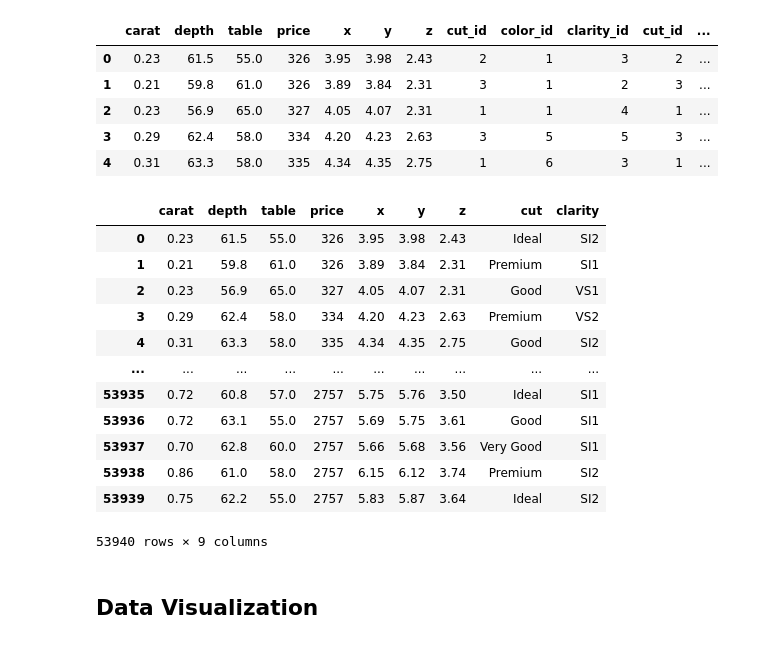
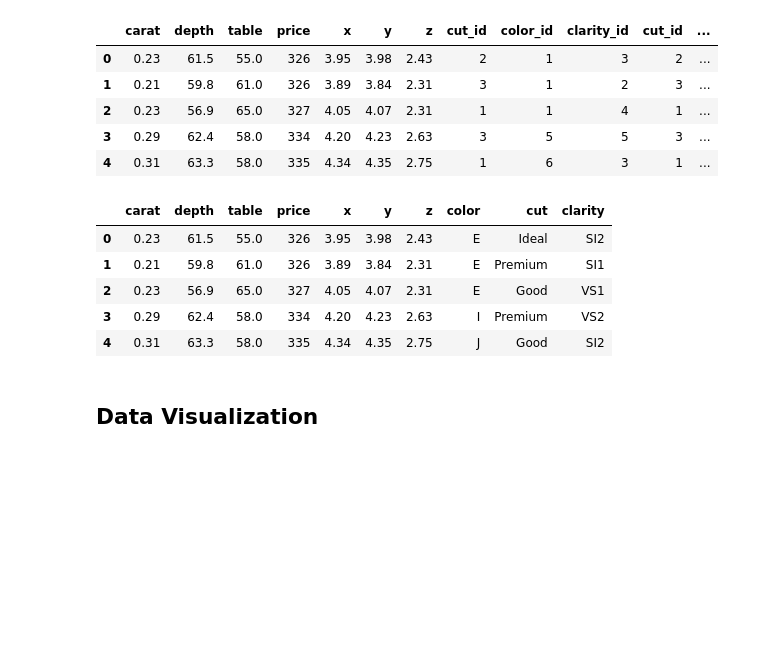
Before and after one commit to kershrita/Data-Science-Roadmap, a Jupyter notebook: exercises/Session 03/Hands-on exercise.ipynb, the cells around one changed output. Saved outputs shown, nothing was run; the diff lists cells and outputs as text; code cells hidden in the pictures; blank space fills up the shorter version.

```diff
--- a/exercises/Session 03/Hands-on exercise.ipynb
+++ b/exercises/Session 03/Hands-on exercise.ipynb
@@ -118,30 +118,24 @@ pd.read_sql(query, conn).head()
 | 2 | 0.23 | 56.9 | 65.0 | 327 | 4.05 | 4.07 | 2.31 | 1 | 1 | 4 | 1 | ... |
 | 3 | 0.29 | 62.4 | 58.0 | 334 | 4.20 | 4.23 | 2.63 | 3 | 5 | 5 | 3 | ... |
 | 4 | 0.31 | 63.3 | 58.0 | 335 | 4.34 | 4.35 | 2.75 | 1 | 6 | 3 | 1 | ... |
-# %%
-query = """
-SELECT o.carat, o.depth, o."table", o.price, o.x, o.y, o.z, cu.cut, cl.clarity
-FROM Observation AS o
-JOIN Cut AS cu ON o.cut_id = cu.cut_id
-JOIN Color AS co ON o.color_id = co.color_id
-JOIN Clarity AS cl ON o.clarity_id = cl.clarity_id;
-"""
-df = pd.read_sql(query, conn)
-df
-# %% [output]
-|  | carat | depth | table | price | x | y | z | cut | clarity |
-| 0 | 0.23 | 61.5 | 55.0 | 326 | 3.95 | 3.98 | 2.43 | Ideal | SI2 |
-| 1 | 0.21 | 59.8 | 61.0 | 326 | 3.89 | 3.84 | 2.31 | Premium | SI1 |
-| 2 | 0.23 | 56.9 | 65.0 | 327 | 4.05 | 4.07 | 2.31 | Good | VS1 |
-| 3 | 0.29 | 62.4 | 58.0 | 334 | 4.20 | 4.23 | 2.63 | Premium | VS2 |
-| 4 | 0.31 | 63.3 | 58.0 | 335 | 4.34 | 4.35 | 2.75 | Good | SI2 |
-| ... | ... | ... | ... | ... | ... | ... | ... | ... | ... |
-| 53935 | 0.72 | 60.8 | 57.0 | 2757 | 5.75 | 5.76 | 3.50 | Ideal | SI1 |
-| 53936 | 0.72 | 63.1 | 55.0 | 2757 | 5.69 | 5.75 | 3.61 | Good | SI1 |
-| 53937 | 0.70 | 62.8 | 60.0 | 2757 | 5.66 | 5.68 | 3.56 | Very Good | SI1 |
-| 53938 | 0.86 | 61.0 | 58.0 | 2757 | 6.15 | 6.12 | 3.74 | Premium | SI2 |
-| 53939 | 0.75 | 62.2 | 55.0 | 2757 | 5.83 | 5.87 | 3.64 | Ideal | SI2 |
-53940 rows × 9 columns
+# %%
+query = """
+SELECT o.carat, o.depth, o."table", o.price, o.x, o.y, o.z, co.color, cu.cut, cl.clarity
+FROM Observation AS o
+JOIN Cut AS cu ON o.cut_id = cu.cut_id
+JOIN Color AS co ON o.color_id = co.color_id
+JOIN Clarity AS cl ON o.clarity_id = cl.clarity_id;
+"""
+
+df = pd.read_sql(query, conn)
+df.head()
+# %% [output]
+|  | carat | depth | table | price | x | y | z | color | cut | clarity |
+| 0 | 0.23 | 61.5 | 55.0 | 326 | 3.95 | 3.98 | 2.43 | E | Ideal | SI2 |
+| 1 | 0.21 | 59.8 | 61.0 | 326 | 3.89 | 3.84 | 2.31 | E | Premium | SI1 |
+| 2 | 0.23 | 56.9 | 65.0 | 327 | 4.05 | 4.07 | 2.31 | E | Good | VS1 |
+| 3 | 0.29 | 62.4 | 58.0 | 334 | 4.20 | 4.23 | 2.63 | I | Premium | VS2 |
+| 4 | 0.31 | 63.3 | 58.0 | 335 | 4.34 | 4.35 | 2.75 | J | Good | SI2 |
 # %% [markdown]
 ## Data Visualization
 # %% [markdown]
```
Also changed, not shown: parts of 4 cells of this notebook.
